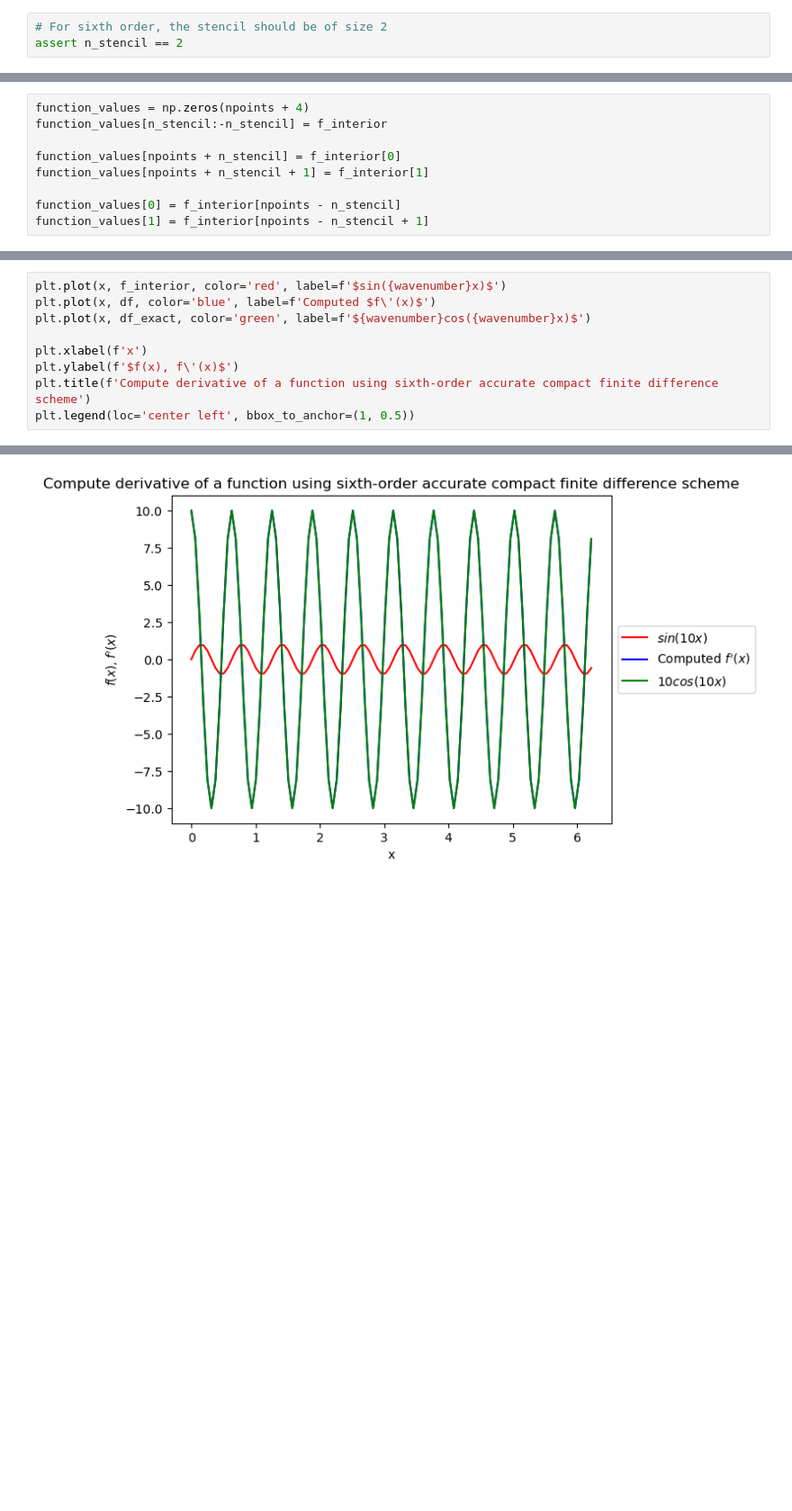
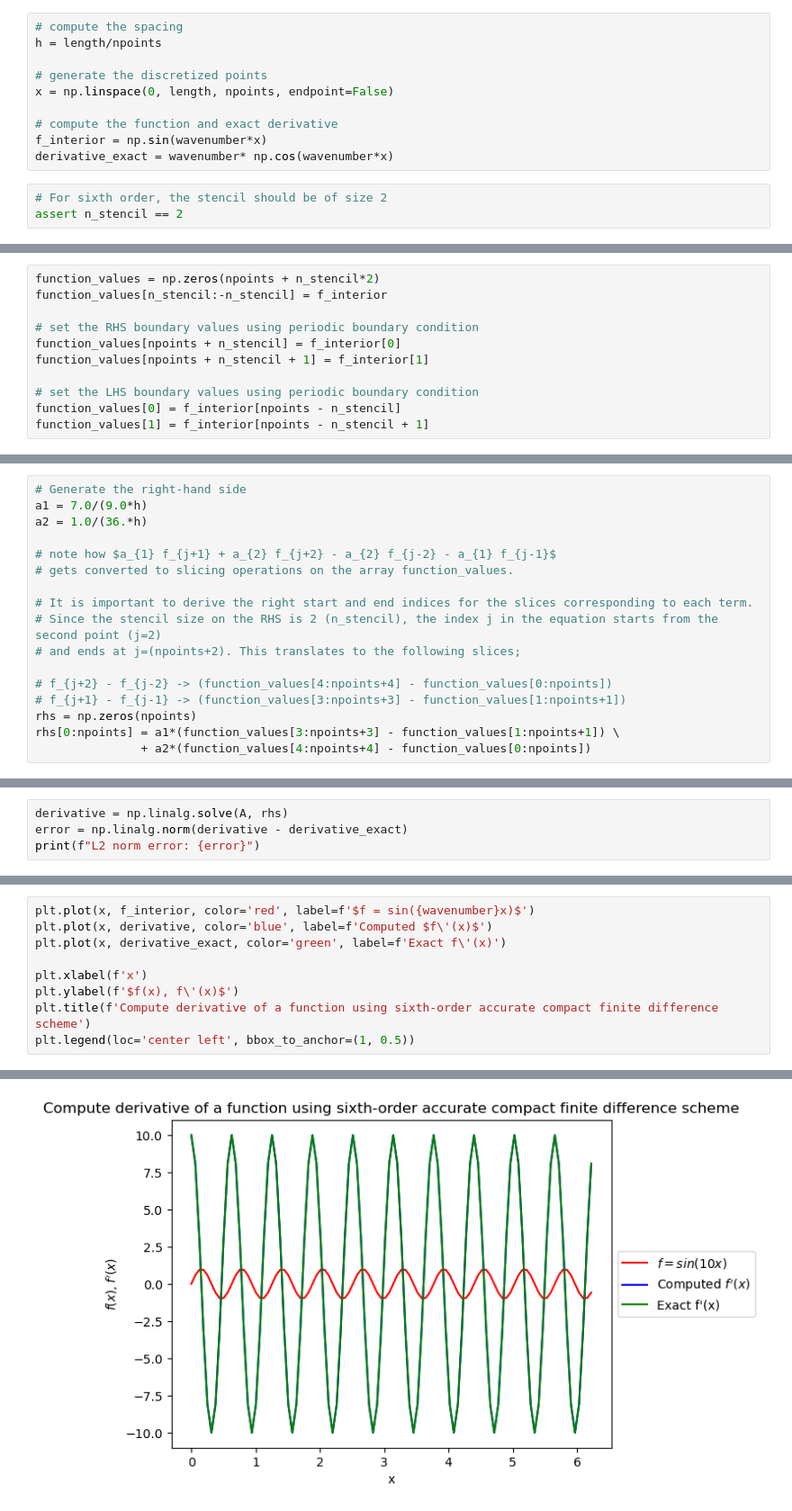
Before and after one commit to shriram-jagan/legate-examples, a Jupyter notebook: compact_finite_difference.ipynb, the cells around one changed output, grey strips where cells are left out. Shown at 90% size. Cells and saved outputs as stored; diff of their text form; blank space fills up the shorter version.

```diff
--- a/compact_finite_difference.ipynb
+++ b/compact_finite_difference.ipynb
@@ -17,3 +48,13 @@ df_exact = wavenumber* np.cos(wavenumber*x)
+# %%
+# compute the spacing
+h = length/npoints
+
+# generate the discretized points
+x = np.linspace(0, length, npoints, endpoint=False)
+
+# compute the function and exact derivative
+f_interior = np.sin(wavenumber*x)
+derivative_exact = wavenumber* np.cos(wavenumber*x)
 # %%
 # For sixth order, the stencil should be of size 2
 assert n_stencil == 2
@@ -20,9 +63,11 @@ assert n_stencil == 2
 # %%
-function_values = np.zeros(npoints + 4)
+function_values = np.zeros(npoints + n_stencil*2)
 function_values[n_stencil:-n_stencil] = f_interior
 
+# set the RHS boundary values using periodic boundary condition
 function_values[npoints + n_stencil] = f_interior[0]
 function_values[npoints + n_stencil + 1] = f_interior[1]
 
+# set the LHS boundary values using periodic boundary condition
 function_values[0] = f_interior[npoints - n_stencil]
 function_values[1] = f_interior[npoints - n_stencil + 1]
@@ -55,0 +92,17 @@ df = np.linalg.solve(A, rhs)
+# %%
+# Generate the right-hand side
+a1 = 7.0/(9.0*h)
+a2 = 1.0/(36.*h)
+
+# note how $a_{1} f_{j+1} + a_{2} f_{j+2} - a_{2} f_{j-2} - a_{1} f_{j-1}$
+# gets converted to slicing operations on the array function_values.
+
+# It is important to derive the right start and end indices for the slices corresponding to each term.
+# Since the stencil size on the RHS is 2 (n_stencil), the index j in the equation starts from the second point (j=2)
+# and ends at j=(npoints+2). This translates to the following slices;
+
+# f_{j+2} - f_{j-2} -> (function_values[4:npoints+4] - function_values[0:npoints])
+# f_{j+1} - f_{j-1} -> (function_values[3:npoints+3] - function_values[1:npoints+1])
+rhs = np.zeros(npoints)
+rhs[0:npoints] = a1*(function_values[3:npoints+3] - function_values[1:npoints+1]) \
+               + a2*(function_values[4:npoints+4] - function_values[0:npoints])
@@ -55,0 +111,4 @@ df = np.linalg.solve(A, rhs)
+# %%
+derivative = np.linalg.solve(A, rhs)
+error = np.linalg.norm(derivative - derivative_exact)
+print(f"L2 norm error: {error}")
@@ -56,12 +120,12 @@ df = np.linalg.solve(A, rhs)
 # %%
-plt.plot(x, f_interior, color='red', label=f'$sin({wavenumber}x)$')
-plt.plot(x, df, color='blue', label=f'Computed $f\'(x)$')
-plt.plot(x, df_exact, color='green', label=f'${wavenumber}cos({wavenumber}x)$')
+plt.plot(x, f_interior, color='red', label=f'$f = sin({wavenumber}x)$')
+plt.plot(x, derivative, color='blue', label=f'Computed $f\'(x)$')
+plt.plot(x, derivative_exact, color='green', label=f'Exact f\'(x)')
 
 plt.xlabel(f'x')
 plt.ylabel(f'$f(x), f\'(x)$')
 plt.title(f'Compute derivative of a function using sixth-order accurate compact finite difference scheme')
 plt.legend(loc='center left', bbox_to_anchor=(1, 0.5))
 # %% [output]
 <matplotlib.legend.Legend at 0x...>
-[figure, old version]
+[figure, new version]
```
Also changed, not shown: parts of 16 cells of this notebook.
